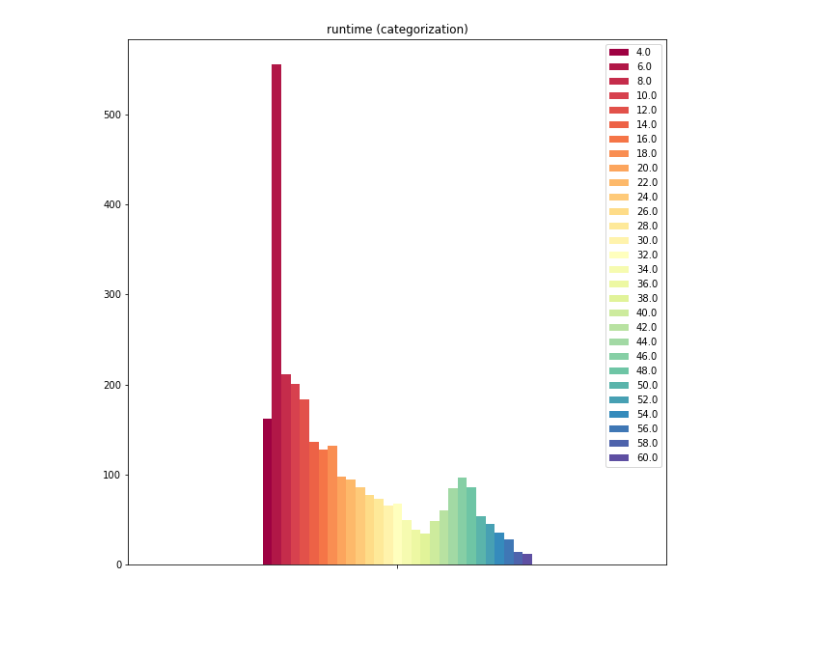
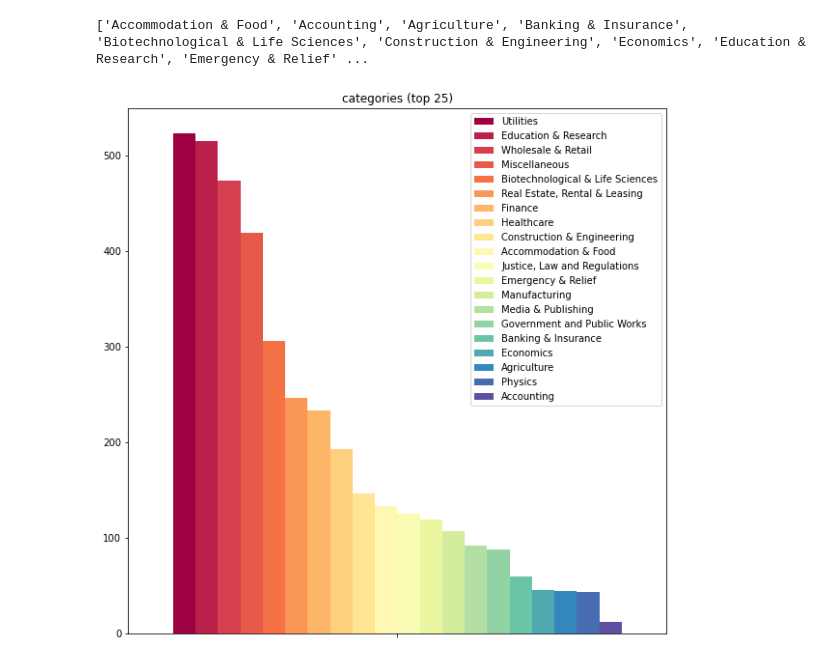
Before and after one commit to pepe-io/usecase2mlalg, a Jupyter notebook: scripts/91_visualize_collected_data.ipynb, the cells around one changed output. Saved outputs shown, nothing was run; the diff lists cells and outputs as text; code cells hidden in the pictures; blank space fills up the shorter version.

```diff
--- a/scripts/91_visualize_collected_data.ipynb
+++ b/scripts/91_visualize_collected_data.ipynb
@@ -421,7 +149,0 @@ chart_feature('runtime_round', stacked=False, sort_index=True, truncate_start=0,
-# %%
-steps = 2
-# df['runtime_round'] = [round(x+y/steps,0)*steps for x in df['runtime'] for y in df['runtime_cat']]
-df['runtime_cat_round'] = [round(x/steps,0)*steps for x in df['runtime_cat']]
-chart_feature('runtime_cat_round', stacked=False, sort_index=True, truncate=60, label='runtime (categorization)')
-# %% [output]
-[figure, removed]
@@ -427,0 +201,10 @@ chart_feature('runtime_cat_round', stacked=False, sort_index=True, truncate=60,
+# %%
+df['category_list'] = [' '.join(x) if isinstance(x, list) else x for x in df['category']]
+df['category_list'] = ['None' if x == '' else x for x in df['category_list']]
+truncate = 25
+chart_feature('category_list', stacked=False, sort_index=False, margins=[-0.3, 0.3], truncate=truncate, truncate_start=0, label='categories (top '+str(truncate)+')')
+
+add_guide('categories', df['category_list'], drop=['None'], sort=True, show=True)
+# %% [output]
+['Accommodation & Food', 'Accounting', 'Agriculture', 'Banking & Insurance', 'Biotechnological & Life Sciences', 'Construction & Engineering', 'Economics', 'Education & Research', 'Emergency & Relief' ...
+[figure, added]
```
Also changed, not shown: parts of 59 cells of this notebook, 10 other files.
